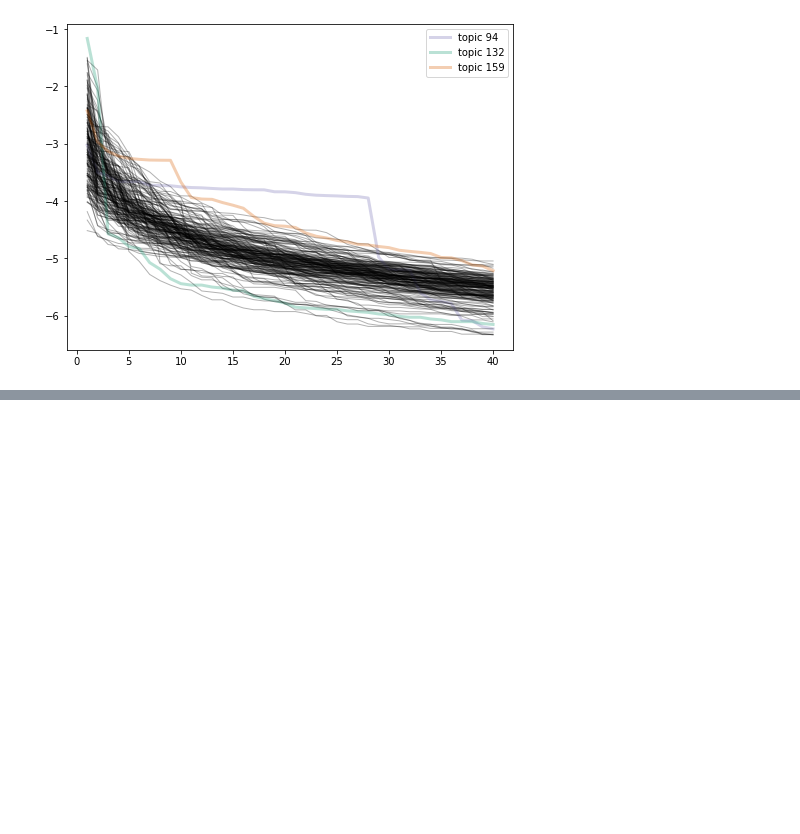
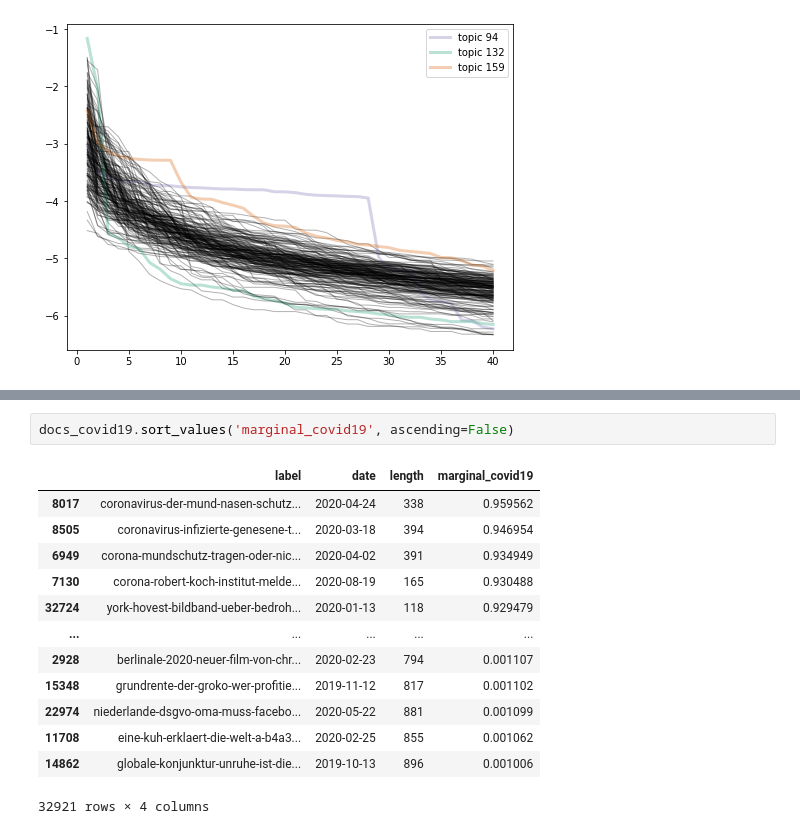
Before and after one commit to WZBSocialScienceCenter/tm_corona, a Jupyter notebook: tm_analysis.ipynb, the cells around one changed output, grey strips where cells are left out. Drawn from its saved outputs; the diff is of its cells as text; blank space fills up the shorter version.

```diff
--- a/tm_analysis.ipynb
+++ b/tm_analysis.ipynb
@@ -322,0 +287,16 @@ top_word_topics
+# %%
+docs_covid19.sort_values('marginal_covid19', ascending=False)
+# %% [output]
+|  | label | date | length | marginal_covid19 |
+| 8017 | coronavirus-der-mund-nasen-schutz... | 2020-04-24 | 338 | 0.959562 |
+| 8505 | coronavirus-infizierte-genesene-t... | 2020-03-18 | 394 | 0.946954 |
+| 6949 | corona-mundschutz-tragen-oder-nic... | 2020-04-02 | 391 | 0.934949 |
+| 7130 | corona-robert-koch-institut-melde... | 2020-08-19 | 165 | 0.930488 |
+| 32724 | york-hovest-bildband-ueber-bedroh... | 2020-01-13 | 118 | 0.929479 |
+| ... | ... | ... | ... | ... |
+| 2928 | berlinale-2020-neuer-film-von-chr... | 2020-02-23 | 794 | 0.001107 |
+| 15348 | grundrente-der-groko-wer-profitie... | 2019-11-12 | 817 | 0.001102 |
+| 22974 | niederlande-dsgvo-oma-muss-facebo... | 2020-05-22 | 881 | 0.001099 |
+| 11708 | eine-kuh-erklaert-die-welt-a-b4a3... | 2020-02-25 | 855 | 0.001062 |
+| 14862 | globale-konjunktur-unruhe-ist-die... | 2019-10-13 | 896 | 0.001006 |
+32921 rows × 4 columns
```
Also changed, not shown: parts of 28 cells of this notebook, 3 other files.
